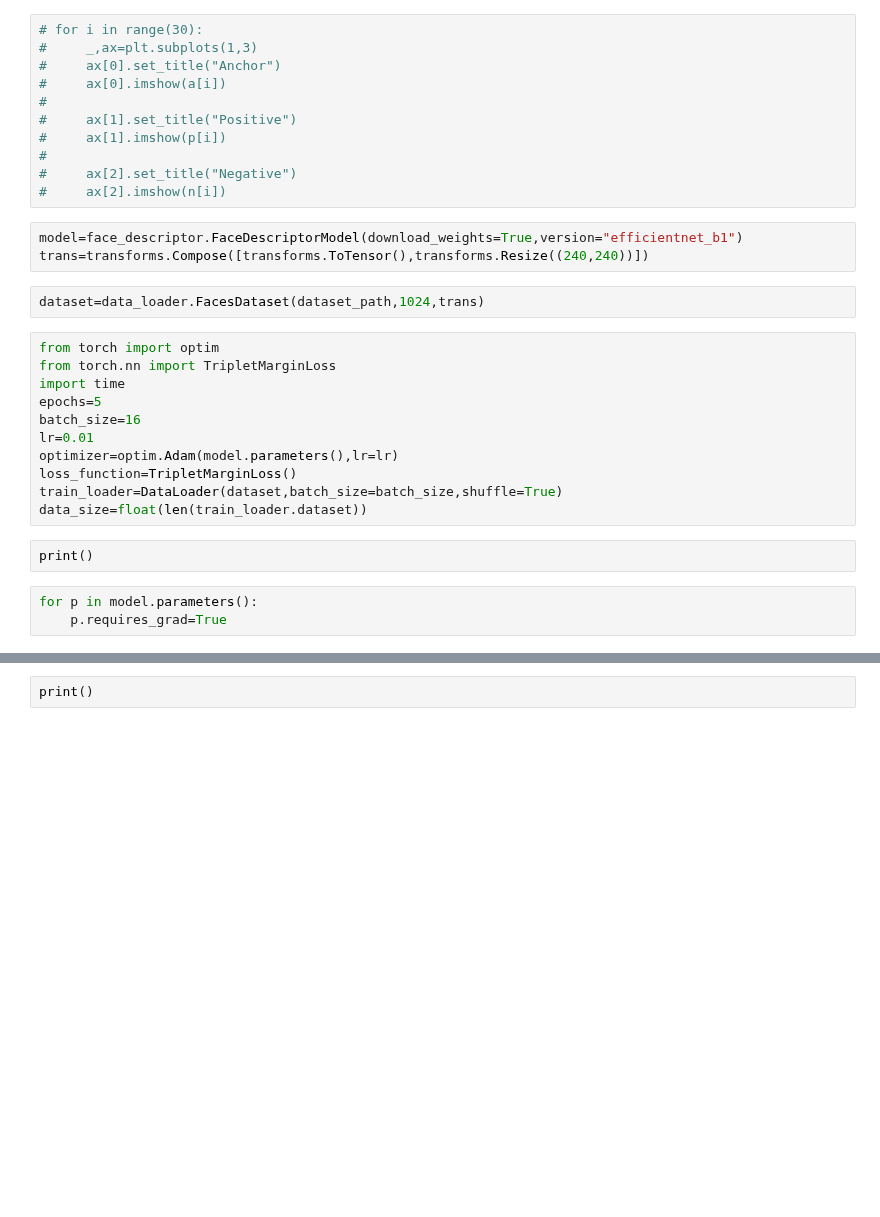
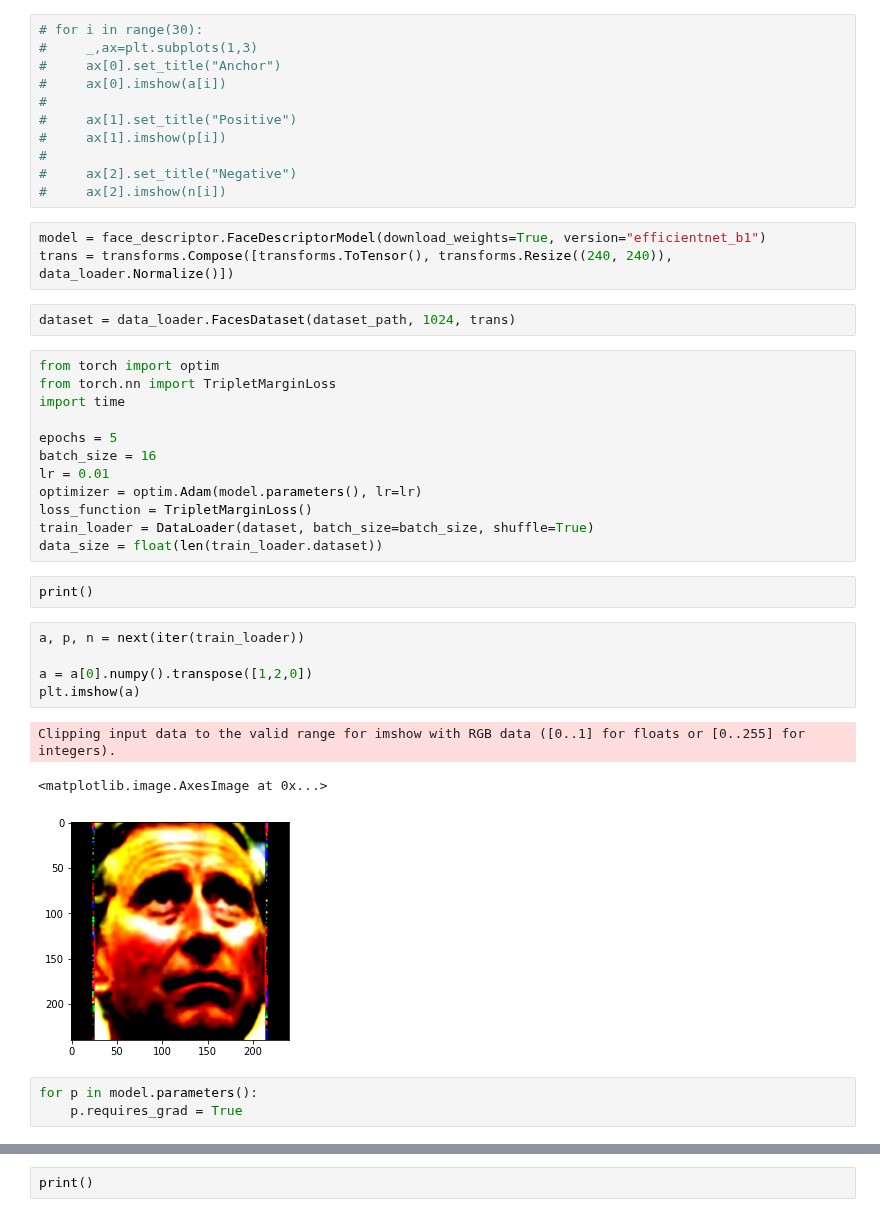
Before and after one commit to ahmedbadr97/conv-facenet, a Jupyter notebook: notebooks/efficent-facenet-train.ipynb, the cells around one changed output, grey strips where cells are left out. Cells and saved outputs as stored; diff of their text form; blank space fills up the shorter version.

Commit message:
add normalization to data_loader

```diff
--- a/notebooks/efficent-facenet-train.ipynb
+++ b/notebooks/efficent-facenet-train.ipynb
@@ -38,25 +38,35 @@ a.shape
 #     ax[2].set_title("Negative")
 #     ax[2].imshow(n[i])
 # %%
-model=face_descriptor.FaceDescriptorModel(download_weights=True,version="efficientnet_b1")
-trans=transforms.Compose([transforms.ToTensor(),transforms.Resize((240,240))])
+model = face_descriptor.FaceDescriptorModel(download_weights=True, version="efficientnet_b1")
+trans = transforms.Compose([transforms.ToTensor(), transforms.Resize((240, 240)), data_loader.Normalize()])
 # %%
-dataset=data_loader.FacesDataset(dataset_path,1024,trans)
+dataset = data_loader.FacesDataset(dataset_path, 1024, trans)
 # %%
 from torch import optim
 from torch.nn import TripletMarginLoss
 import time
-epochs=5
-batch_size=16
-lr=0.01
-optimizer=optim.Adam(model.parameters(),lr=lr)
-loss_function=TripletMarginLoss()
-train_loader=DataLoader(dataset,batch_size=batch_size,shuffle=True)
-data_size=float(len(train_loader.dataset))
+
+epochs = 5
+batch_size = 16
+lr = 0.01
+optimizer = optim.Adam(model.parameters(), lr=lr)
+loss_function = TripletMarginLoss()
+train_loader = DataLoader(dataset, batch_size=batch_size, shuffle=True)
+data_size = float(len(train_loader.dataset))
 # %%
 print()
+# %%
+a, p, n = next(iter(train_loader))
+
+a = a[0].numpy().transpose([1,2,0])
+plt.imshow(a)
+# %% [output]
+Clipping input data to the valid range for imshow with RGB data ([0..1] for floats or [0..255] for integers).
+<matplotlib.image.AxesImage at 0x...>
+[figure, added]
 # %%
 for p in model.parameters():
-    p.requires_grad=True
+    p.requires_grad = True
 # %%
 for e in range(epochs):
```
Also changed, not shown: parts of 14 cells of this notebook, 1 other file.
